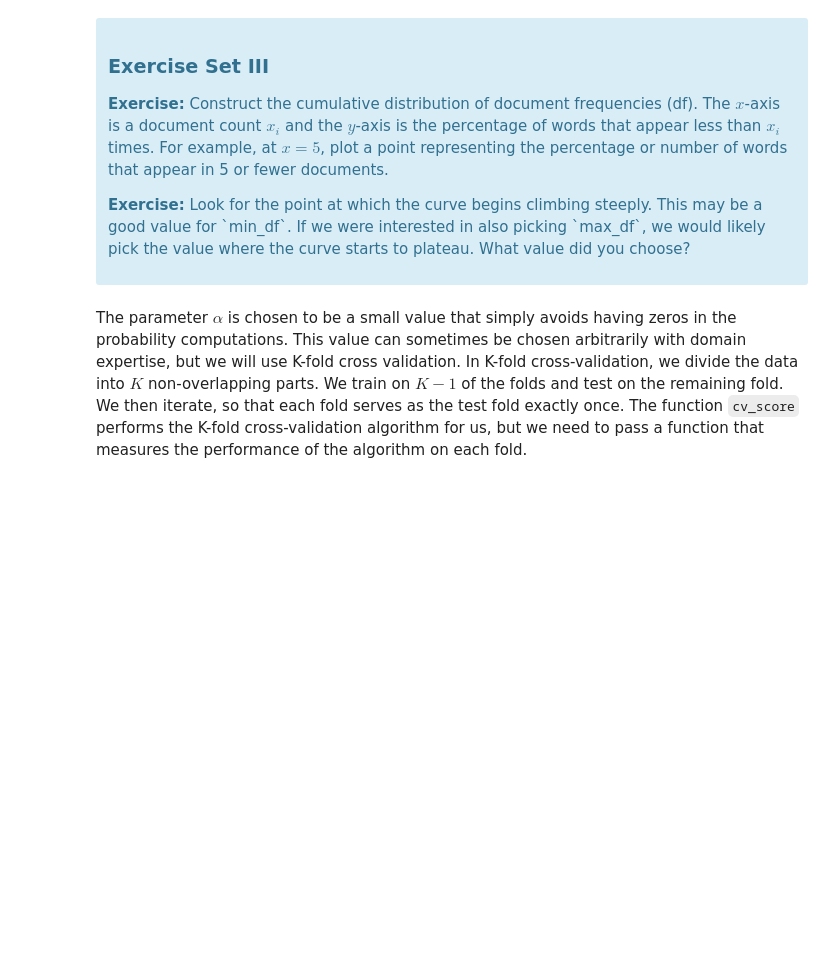
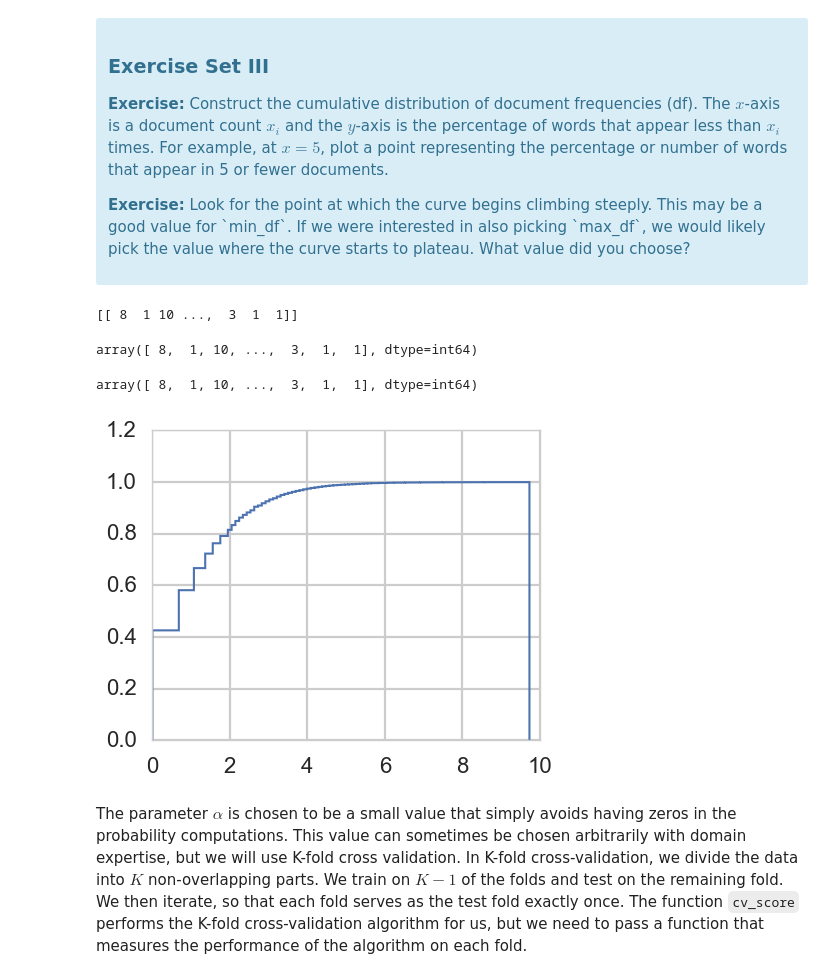
Before and after one commit to dangspin/SpringBoard_Projects, a Jupyter notebook: naive_bayes/Mini_Project_Naive_Bayes.ipynb, the cells around one changed output. Drawn from its saved outputs; the diff is of its cells as text; code cells hidden in the pictures; blank space fills up the shorter version.

```diff
--- a/naive_bayes/Mini_Project_Naive_Bayes.ipynb
+++ b/naive_bayes/Mini_Project_Naive_Bayes.ipynb
@@ -303,6 +305,27 @@ First, let's find an appropriate value for `min_df` for the `CountVectorizer`. `
 </div>
 # %%
 # Your turn.
+word_count = X.sum(axis=0)
+print word_count
+# %% [output]
+[[ 8  1 10 ...,  3  1  1]]
+# %%
+word_count=word_count.A[0]
+word_count
+# %% [output]
+array([ 8,  1, 10, ...,  3,  1,  1], dtype=int64)
+# %%
+word_count
+# %% [output]
+array([ 8,  1, 10, ...,  3,  1,  1], dtype=int64)
+# %%
+fig,ax=plt.subplots(1,1,figsize=(5,4))
+
+ax.hist(np.log(word_count),100,histtype='step',normed=True, cumulative=True, linewidth=1.5)
+# ax.set_xticks(range(100), minor=True)
+plt.show()
+# %% [output]
+[figure, added]
 # %% [markdown]
 The parameter $\alpha$ is chosen to be a small value that simply avoids having zeros in the probability computations. This value can sometimes be chosen arbitrarily with domain expertise, but we will use K-fold cross validation. In K-fold cross-validation, we divide the data into $K$ non-overlapping parts. We train on $K-1$ of the folds and test on the remaining fold. We then iterate, so that each fold serves as the test fold exactly once. The function `cv_score` performs the K-fold cross-validation algorithm for us, but we need to pass a function that measures the performance of the algorithm on each fold.
 # %%
```
Also changed, not shown: parts of 3 cells of this notebook.
